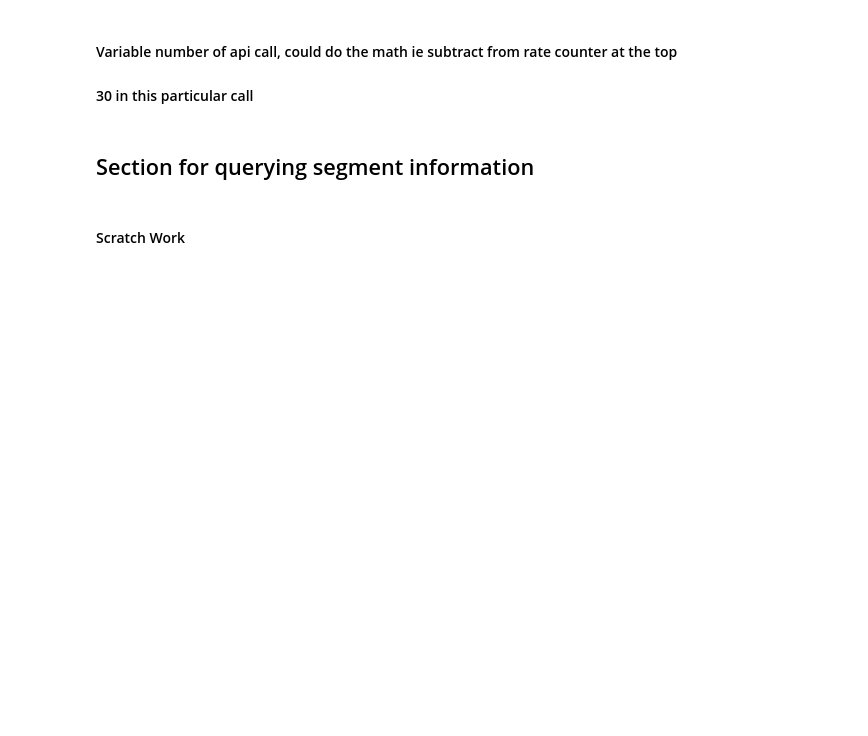
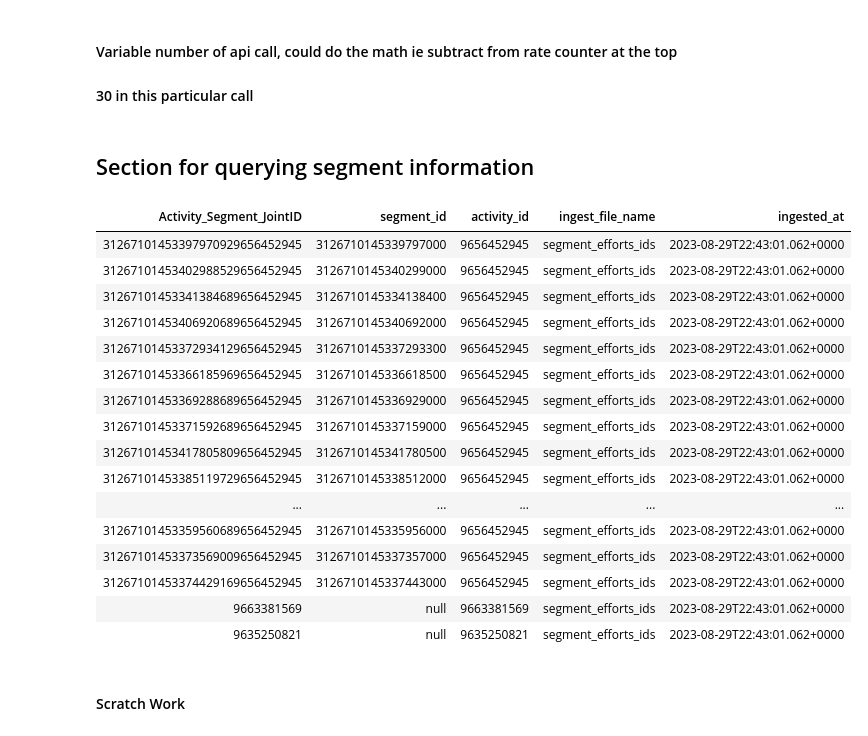
Before and after one commit to nradich/Strava_Lakehouse, a Jupyter notebook: query_orchestration.ipynb, the cells around one changed output. Cells and saved outputs as stored; diff of their text form; code cells hidden in the pictures; blank space fills up the shorter version.

```diff
--- a/query_orchestration.ipynb
+++ b/query_orchestration.ipynb
@@ -87,3 +117,24 @@ if len(activities_without_segments) > 0:
+# %%
+all_segments = spark.read.load(segment_effort_path)
+all_segments.display()
+# %% [output]
+| Activity_Segment_JointID | segment_id | activity_id | ingest_file_name | ingested_at |
+| 31267101453397970929656452945 | 3126710145339797000 | 9656452945 | segment_efforts_ids | 2023-08-29T22:43:01.062+0000 |
+| 31267101453402988529656452945 | 3126710145340299000 | 9656452945 | segment_efforts_ids | 2023-08-29T22:43:01.062+0000 |
+| 31267101453341384689656452945 | 3126710145334138400 | 9656452945 | segment_efforts_ids | 2023-08-29T22:43:01.062+0000 |
+| 31267101453406920689656452945 | 3126710145340692000 | 9656452945 | segment_efforts_ids | 2023-08-29T22:43:01.062+0000 |
+| 31267101453372934129656452945 | 3126710145337293300 | 9656452945 | segment_efforts_ids | 2023-08-29T22:43:01.062+0000 |
+| 31267101453366185969656452945 | 3126710145336618500 | 9656452945 | segment_efforts_ids | 2023-08-29T22:43:01.062+0000 |
+| 31267101453369288689656452945 | 3126710145336929000 | 9656452945 | segment_efforts_ids | 2023-08-29T22:43:01.062+0000 |
+| 31267101453371592689656452945 | 3126710145337159000 | 9656452945 | segment_efforts_ids | 2023-08-29T22:43:01.062+0000 |
+| 31267101453417805809656452945 | 3126710145341780500 | 9656452945 | segment_efforts_ids | 2023-08-29T22:43:01.062+0000 |
+| 31267101453385119729656452945 | 3126710145338512000 | 9656452945 | segment_efforts_ids | 2023-08-29T22:43:01.062+0000 |
+| ... | ... | ... | ... | ... |
+| 31267101453359560689656452945 | 3126710145335956000 | 9656452945 | segment_efforts_ids | 2023-08-29T22:43:01.062+0000 |
+| 31267101453373569009656452945 | 3126710145337357000 | 9656452945 | segment_efforts_ids | 2023-08-29T22:43:01.062+0000 |
+| 31267101453374429169656452945 | 3126710145337443000 | 9656452945 | segment_efforts_ids | 2023-08-29T22:43:01.062+0000 |
+| 9663381569 | null | 9663381569 | segment_efforts_ids | 2023-08-29T22:43:01.062+0000 |
+| 9635250821 | null | 9635250821 | segment_efforts_ids | 2023-08-29T22:43:01.062+0000 |
 # %%
 #segments with activities
 all_segments = spark.read.load(segment_effort_path)
```
Also changed, not shown: parts of 17 cells of this notebook.
